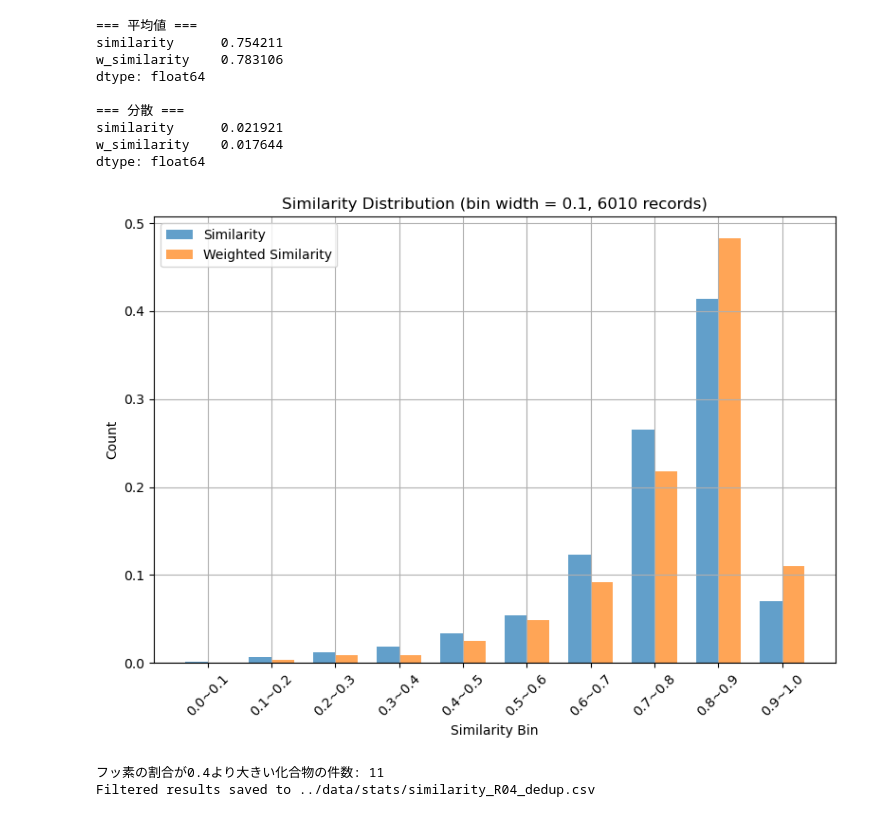
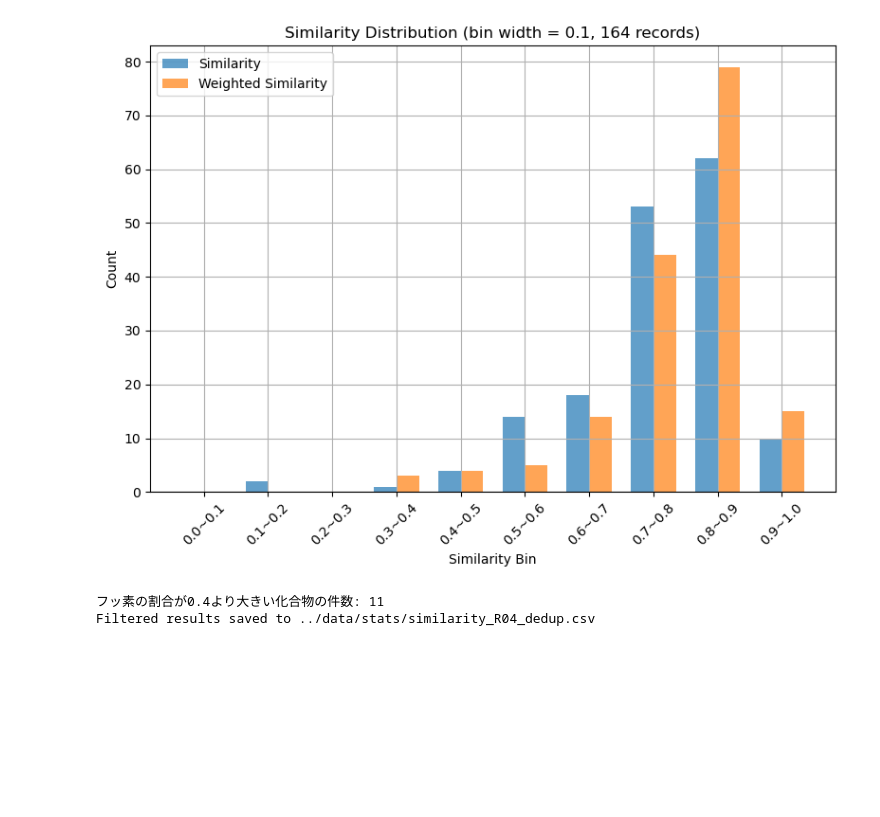
Before and after one commit to 0tum/deep-molecular-massspec, a Jupyter notebook: code/calc_sims.ipynb, the cells around one changed output. Saved outputs shown, nothing was run; the diff lists cells and outputs as text; code cells hidden in the pictures; blank space fills up the shorter version.

Commit message:
added abs y-axis sim plot and calculated sim means

```diff
--- a/code/calc_sims.ipynb
+++ b/code/calc_sims.ipynb
@@ -112,7 +112,7 @@ if __name__ == "__main__":
 # %%
 def similarity_stats():
     # CSVの読み込み
-    df = pd.read_csv('../data/similarity_results_dedup.csv')
+    df = pd.read_csv('../data/stats/similarity_exists_F.csv')
 
     # 平均と分散を計算
     mean_vals = df[['similarity', 'w_similarity']].mean()
@@ -126,7 +126,7 @@ def similarity_stats():
 
 def plot_histgram():
     # CSVの読み込み（ファイルパスを適宜変更してください）
-    df = pd.read_csv('../data/similarity_results_dedup.csv')
+    df = pd.read_csv('../data/stats/similarity_exists_F.csv')
 
     len_df = len(df)
 
@@ -142,46 +142,51 @@ def plot_histgram():
 
     # カウント結果を表示
     # print("=== Similarity Bin Counts ===")
     # print(counts)
     # print("\n=== Weighted Similarity Bin Counts ===")
     # print(w_counts)
 
     counts_sum = counts.sum()
     w_counts_sum = w_counts.sum()
 
     rel_counts = counts / counts_sum if counts_sum > 0 else counts
     rel_w_counts = w_counts / w_counts_sum if w_counts_sum > 0 else w_counts
 
     x = np.arange(len(labels))
     width = 0.35
 
     # 棒グラフの作成
+    # plt.figure(figsize=(8, 6), dpi=100)
+    # plt.bar(x - width/2, rel_counts.values, width, label='Similarity', alpha=0.7)
+    # plt.bar(x + width/2, rel_w_counts.values, width, label='Weighted Similarity', alpha=0.7)
+    # plt.xlabel('Similarity Bin')
+    # plt.ylabel('Count')
+    # plt.title(f'Similarity Distribution (bin width = 0.1, {len_df} records)')
+    # plt.xticks(x, labels, rotation=45)
+    # plt.legend()
+    # plt.tight_layout()
+    # plt.grid()
+    # plt.show()
+
+    # 棒グラフの作成-y軸をサンプル数に設定
     plt.figure(figsize=(8, 6), dpi=100)
-    plt.bar(x - width/2, rel_counts.values, width, label='Similarity', alpha=0.7)
-    plt.bar(x + width/2, rel_w_counts.values, width, label='Weighted Similarity', alpha=0.7)
+    plt.bar(x - width/2, counts.values, width, label='Similarity', alpha=0.7)
+    plt.bar(x + width/2, w_counts.values, width, label='Weighted Similarity', alpha=0.7)
     plt.xlabel('Similarity Bin')
     plt.ylabel('Count')
     plt.title(f'Similarity Distribution (bin width = 0.1, {len_df} records)')
     plt.xticks(x, labels, rotation=45)
     plt.legend()
     plt.tight_layout()
     plt.grid()
+    plt.savefig('../data/stats/similarity_exists_F.pdf', format='pdf')
     plt.show()
 
 
-similarity_stats()
+# similarity_stats()
 plot_histgram()
 # %% [output]
-=== 平均値 ===
-similarity      0.754211
-w_similarity    0.783106
-dtype: float64
-
-=== 分散 ===
-similarity      0.021921
-w_similarity    0.017644
-dtype: float64
-[figure, old version]
+[figure, new version]
 # %%
 # 各化合物についてフッ素の割合を計算
 from rdkit import Chem
```
Also changed, not shown: parts of 2 cells of this notebook, 9 other files.
